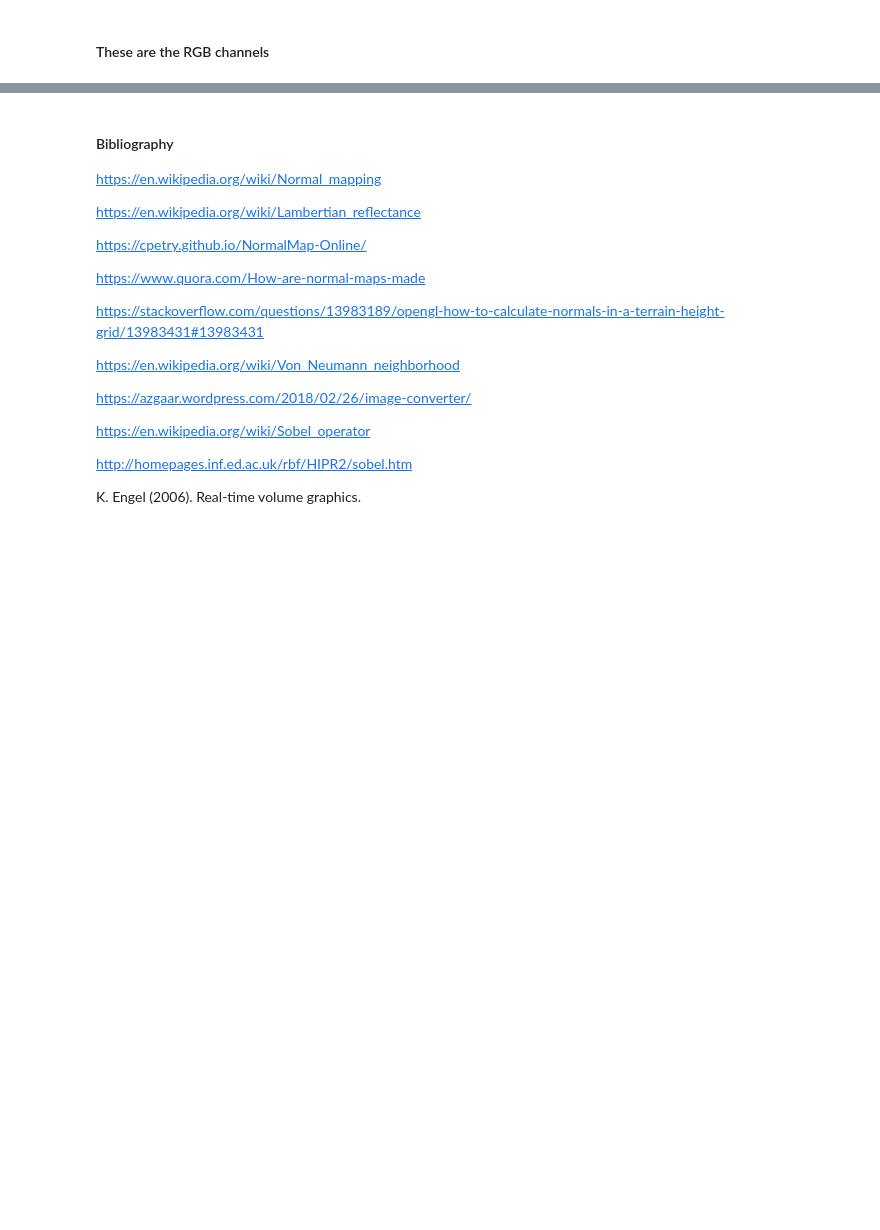
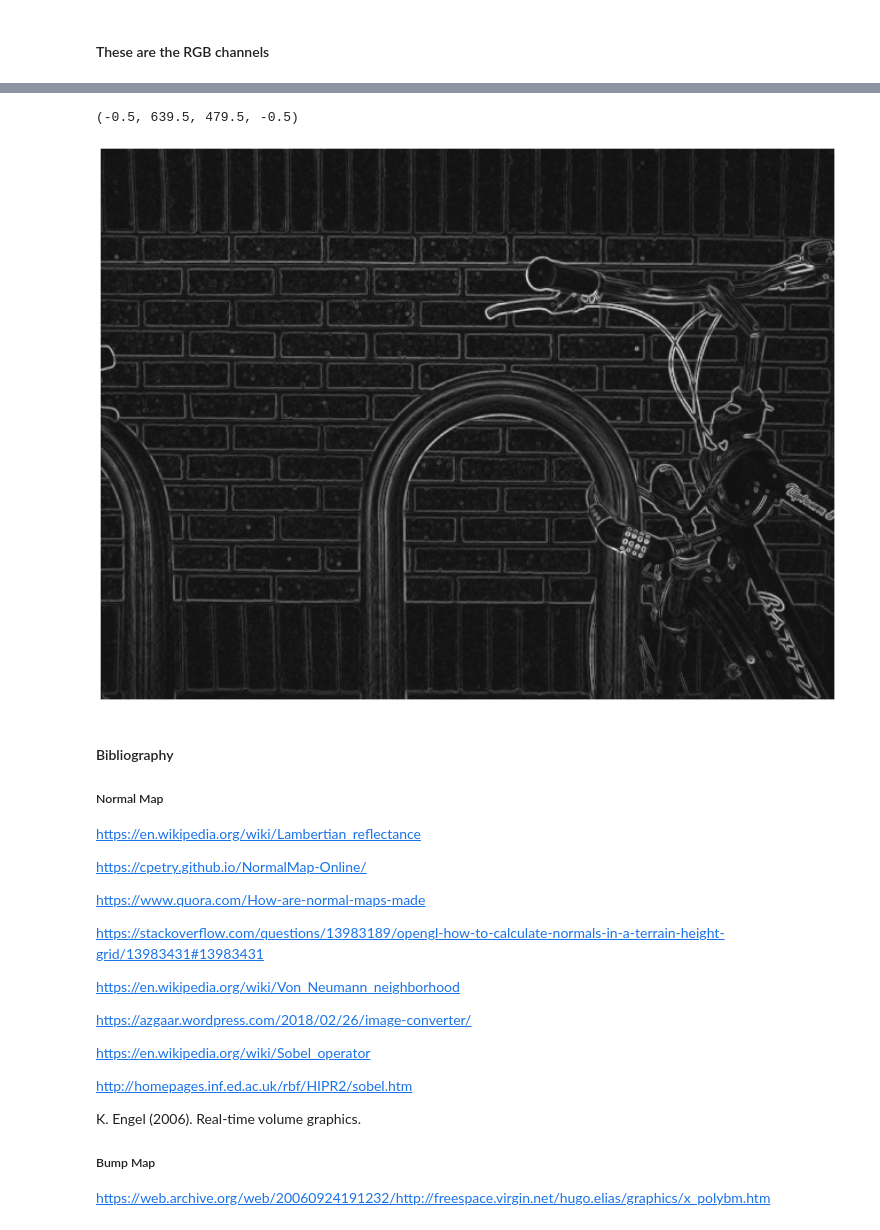
Before and after one commit to vitorgt/NormalMapping, a Jupyter notebook: src/nm.ipynb, the cells around one changed output, grey strips where cells are left out. Drawn from its saved outputs; the diff is of its cells as text; code cells hidden in the pictures; blank space fills up the shorter version.

```diff
--- a/src/nm.ipynb
+++ b/src/nm.ipynb
@@ -150,7 +174,14 @@ plt.axis('off')
+# %%
+plt.figure(figsize=(20, 20))
+plt.imshow(inv(normal[:,:,2]), cmap="gray", vmin=0, vmax=255)
+plt.axis('off')
+# %% [output]
+(-0.5, 639.5, 479.5, -0.5)
+[figure, added]
 # %% [markdown]
 #### Bibliography
 
-https://en.wikipedia.org/wiki/Normal_mapping
+##### Normal Map
 
 https://en.wikipedia.org/wiki/Lambertian_reflectance
 
@@ -169,3 +200,7 @@ https://en.wikipedia.org/wiki/Sobel_operator
 http://homepages.inf.ed.ac.uk/rbf/HIPR2/sobel.htm
 
 K. Engel (2006). Real-time volume graphics.
+
+##### Bump Map
+
+https://web.archive.org/web/20060924191232/http://freespace.virgin.net/hugo.elias/graphics/x_polybm.htm
```
Also changed, not shown: parts of 6 cells of this notebook.
